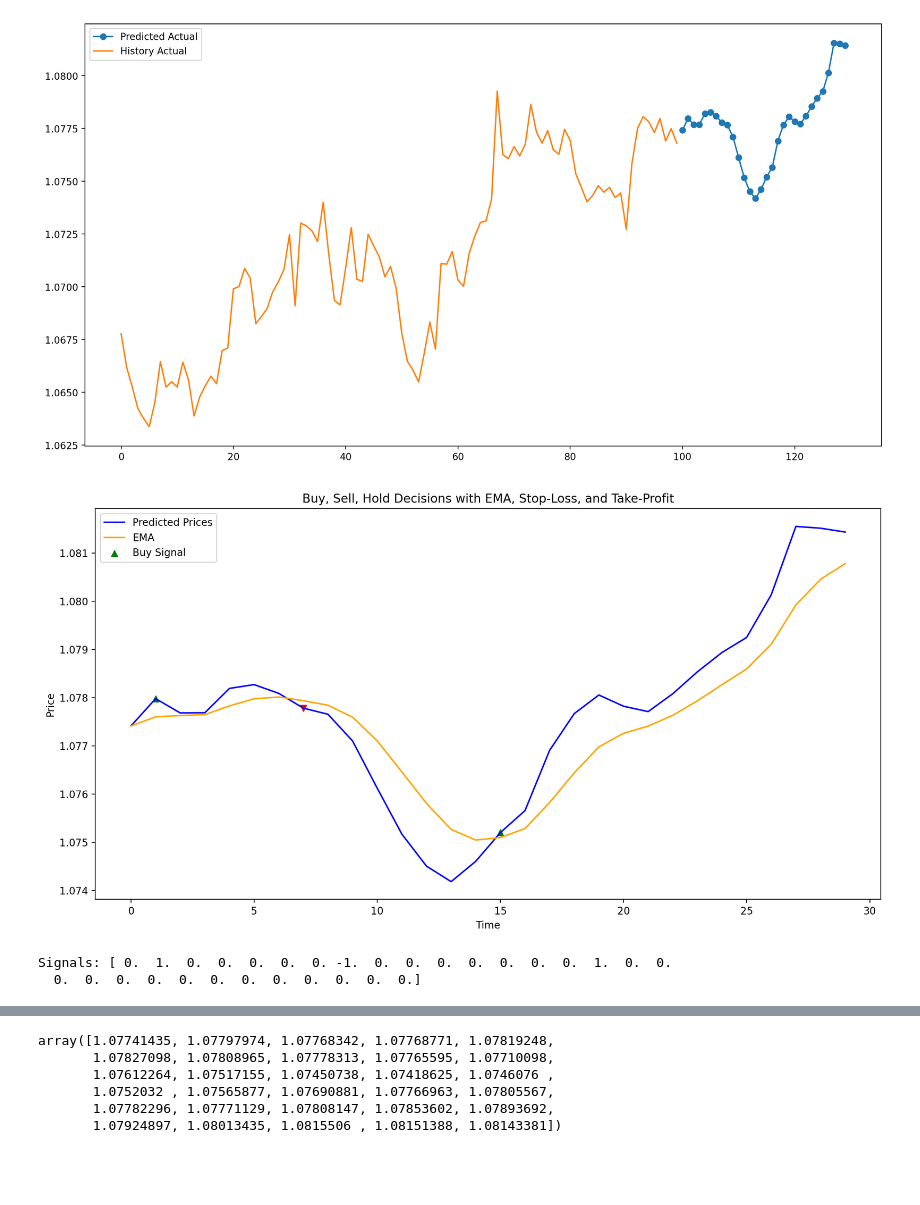
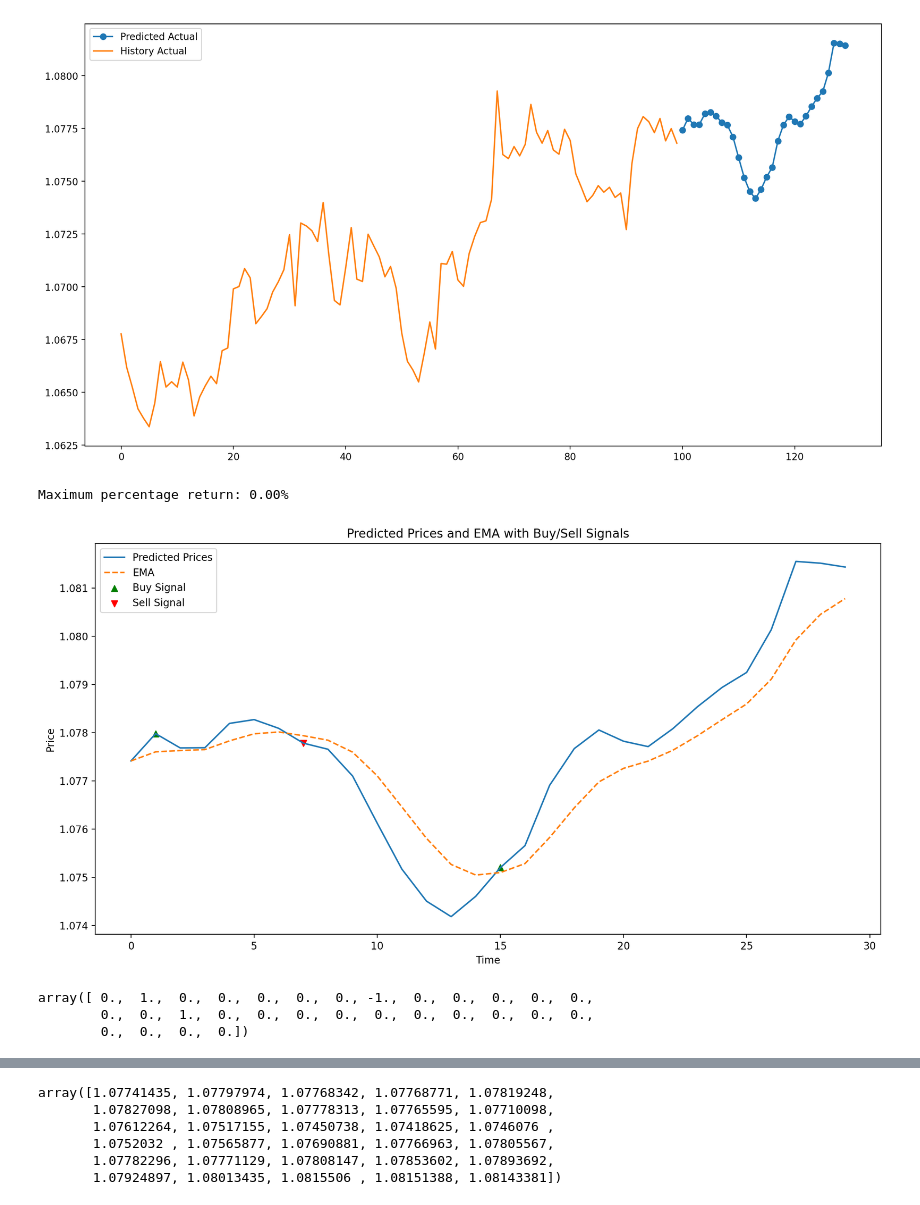
Before and after one commit to Iftekhar-mobin/Make_Money_with_Tensorflow_2.0, a Jupyter notebook: forexPredictor/Main_______Multivariate_Multi_Step_Single_output.ipynb, the cells around one changed output, grey strips where cells are left out. Cells and saved outputs as stored; diff of their text form; code cells hidden in the pictures; blank space fills up the shorter version.

```diff
--- a/forexPredictor/Main_______Multivariate_Multi_Step_Single_output.ipynb
+++ b/forexPredictor/Main_______Multivariate_Multi_Step_Single_output.ipynb
@@ -307,7 +307,6 @@ plt.legend()
 [figure]
 # %%
 import numpy as np
-import matplotlib.pyplot as plt
 
 # Provided predicted price array
 predicted_prices = np.array([1.07741435, 1.07797974, 1.07768342, 1.07768771, 1.07819248,
@@ -318,61 +317,68 @@ predicted_prices = np.array([1.07741435, 1.07797974, 1.07768342, 1.07768771, 1.0
                              1.07924897, 1.08013435, 1.0815506, 1.08151388, 1.08143381])
 
 # Define EMA parameters
 n = 5  # Number of periods
 alpha = 2 / (n + 1)
 
 # Calculate EMA using np.convolve
 ema = np.zeros_like(predicted_prices)
 ema[0] = predicted_prices[0]  # First EMA value is the first price
 
 for i in range(1, len(predicted_prices)):
     ema[i] = alpha * predicted_prices[i] + (1 - alpha) * ema[i-1]
 
 # Initialize signals
 signals = np.zeros(len(predicted_prices))
 
+
 # Generate signals based on EMA crossover
 for i in range(1, len(predicted_prices)):
     if predicted_prices[i] > ema[i] and predicted_prices[i-1] <= ema[i-1]:
         signals[i] = 1  # Buy signal
     elif predicted_prices[i] < ema[i] and predicted_prices[i-1] >= ema[i-1]:
         signals[i] = -1  # Sell signal
     else:
         signals[i] = 0  # Hold signal
 
-# Plotting the results
+# Find the maximum percentage return between entry and exit signals
+# max_return = 0
+# entry_price = None
+# entry_index = None
+# exit_price = None
+# exit_index = None
+
+# for i in range(len(signals)):
+#     if signals[i] == 1:  # Buy signal
+#         entry_price = predicted_prices[i]
+#         entry_index = i
+#     elif signals[i] == -1 and entry_price is not None:  # Sell signal
+#         exit_price = predicted_prices[i]
+#         exit_index = i
+#         percent_change = ((exit_price - entry_price) / entry_price) * 100
+#         if percent_change > max_return:
+#             max_return = percent_change
+#         entry_price = None  # Reset entry price after a sell signal
+
+# Output the results
+print(f"Maximum percentage return: {max_return:.2f}%")
+
+# If needed, plot the results
 plt.figure(figsize=(14, 7))
-plt.plot(predicted_prices, label='Predicted Prices', color='blue')
-plt.plot(ema, label='EMA', color='orange')
-
-for i in range(len(signals)):
-    if signals[i] == 1:
-        plt.scatter(i, predicted_prices[i], marker='^', color='green', label='Buy Signal' if i == 1 else "", alpha=1)
-    elif signals[i] == -1:
-        plt.scatter(i, predicted_prices[i], marker='v', color='red', label='Sell Signal' if i == 1 else "", alpha=1)
-
-# Mark closed positions with profit or loss
-for i in range(1, len(predicted_prices)):
-    if signals[i-1] == 1 and signals[i] == -1:
-        if predicted_prices[i] > entry_price:
-            plt.scatter(i, predicted_prices[i], marker='o', color='green', label='Closed with Profit', alpha=1)
-        else:
-            plt.scatter(i, predicted_prices[i], marker='o', color='red', label='Closed with Loss', alpha=1)
-
-# Remove duplicate legends
-handles, labels = plt.gca().get_legend_handles_labels()
-by_label = dict(zip(labels, handles))
-plt.legend(by_label.values(), by_label.keys())
-
-plt.title('Buy, Sell, Hold Decisions with EMA, Stop-Loss, and Take-Profit')
+plt.plot(predicted_prices, label='Predicted Prices')
+plt.plot(ema, label='EMA', linestyle='--')
+plt.scatter(np.arange(len(predicted_prices)), np.where(signals == 1, predicted_prices, np.nan), marker='^', color='g', label='Buy Signal')
+plt.scatter(np.arange(len(predicted_prices)), np.where(signals == -1, predicted_prices, np.nan), marker='v', color='r', label='Sell Signal')
+plt.legend()
+plt.title('Predicted Prices and EMA with Buy/Sell Signals')
 plt.xlabel('Time')
 plt.ylabel('Price')
 plt.show()
-
-
-# Output the signals
-print("Signals:", signals)
 # %% [output]
+Maximum percentage return: 0.00%
-[figure, old version]
+[figure, new version]
-Signals: [ 0.  1.  0.  0.  0.  0.  0. -1.  0.  0.  0.  0.  0.  0.  0.  1.  0.  0.
-  0.  0.  0.  0.  0.  0.  0.  0.  0.  0.  0.  0.]
+# %%
+signals
+# %% [output]
+array([ 0.,  1.,  0.,  0.,  0.,  0.,  0., -1.,  0.,  0.,  0.,  0.,  0.,
+        0.,  0.,  1.,  0.,  0.,  0.,  0.,  0.,  0.,  0.,  0.,  0.,  0.,
+        0.,  0.,  0.,  0.])
```
Also changed, not shown: parts of 4 cells of this notebook.
